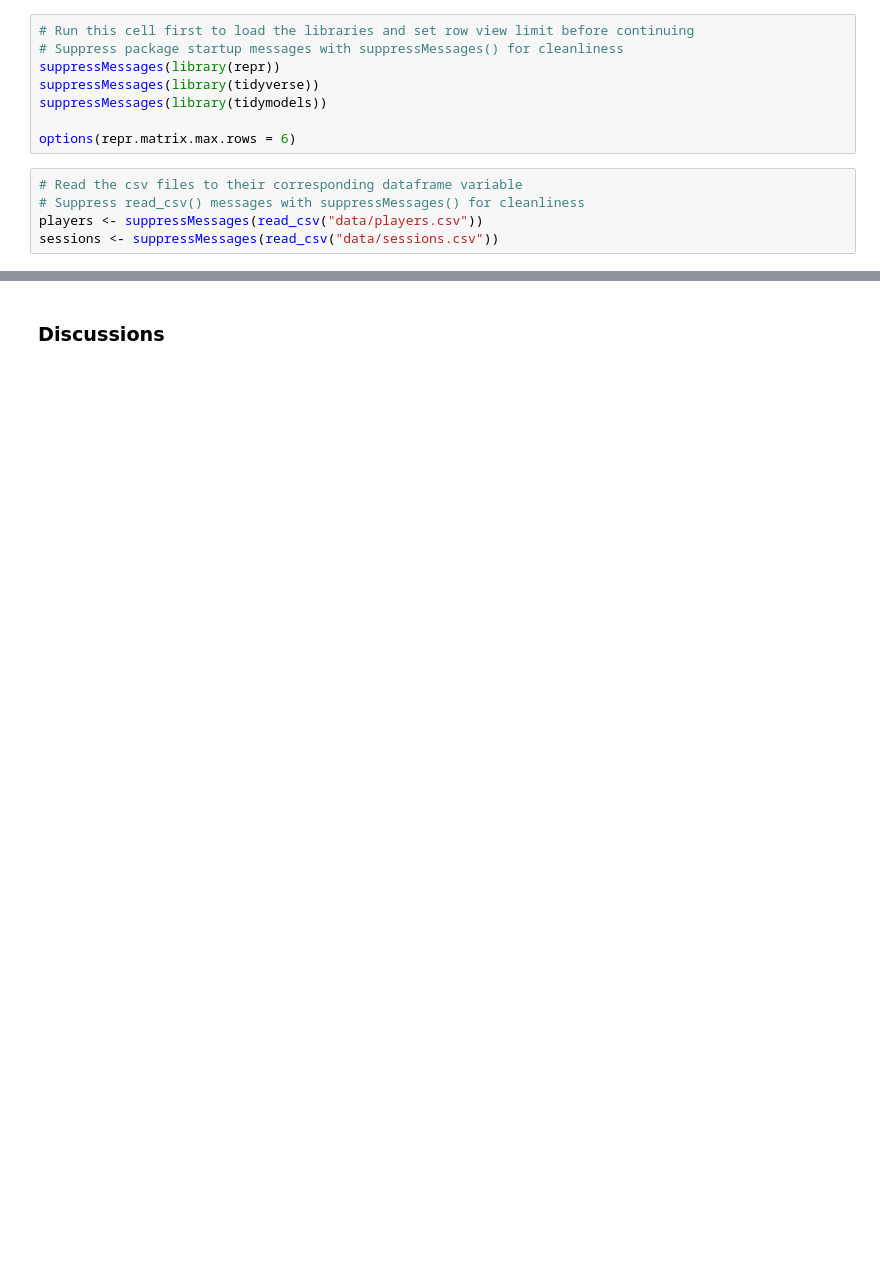
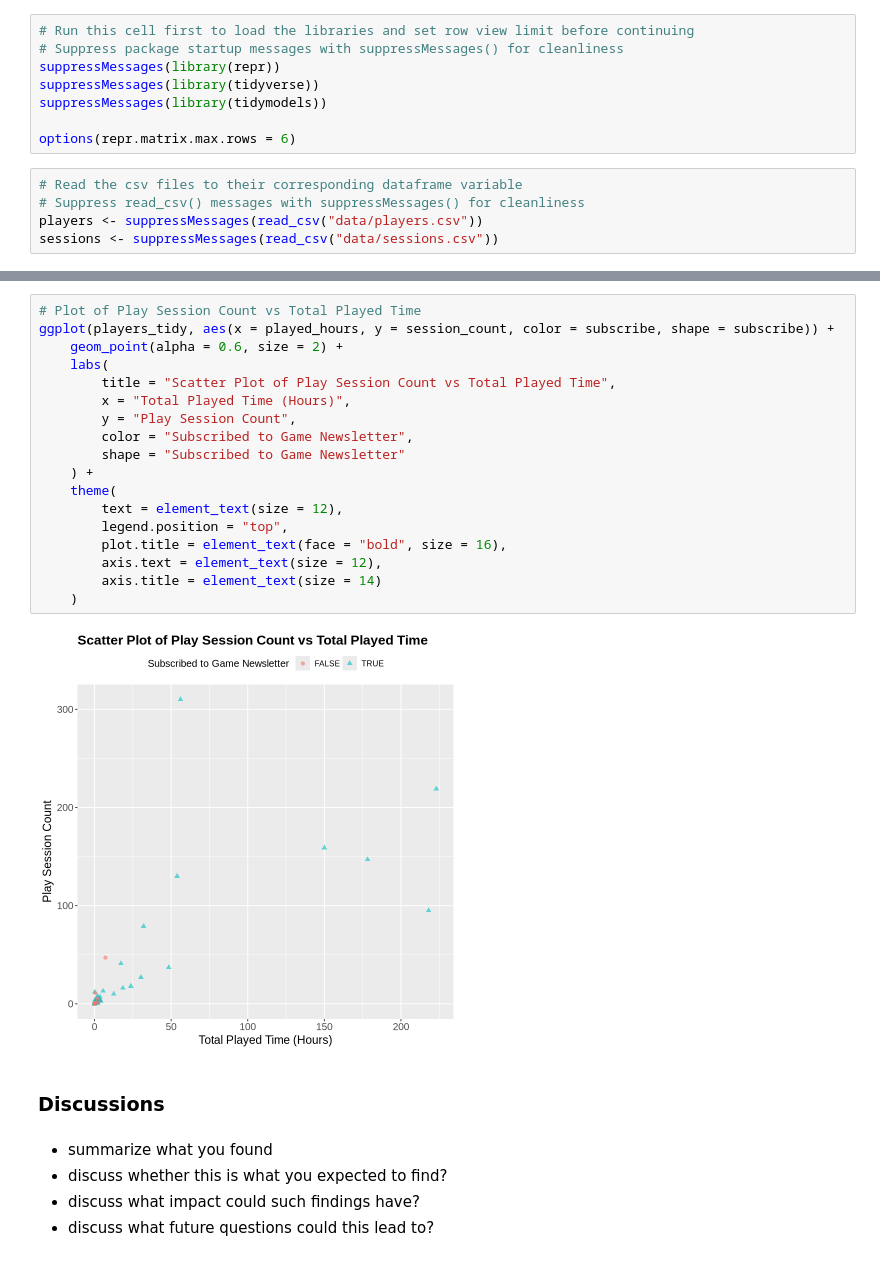
Before and after one commit to jane-wang-42/dsci100-project-group10, a Jupyter notebook: dsci100-project-group10.ipynb, the cells around one changed output, grey strips where cells are left out. Cells and saved outputs as stored; diff of their text form; blank space fills up the shorter version.

Commit message:
Added summary stats and graph

```diff
--- a/dsci100-project-group10.ipynb
+++ b/dsci100-project-group10.ipynb
@@ -89,2 +128,27 @@ A tibble: 6 × 4
+# %%
+# Plot of Play Session Count vs Total Played Time
+ggplot(players_tidy, aes(x = played_hours, y = session_count, color = subscribe, shape = subscribe)) +
+    geom_point(alpha = 0.6, size = 2) +
+    labs(
+        title = "Scatter Plot of Play Session Count vs Total Played Time",
+        x = "Total Played Time (Hours)",
+        y = "Play Session Count",
+        color = "Subscribed to Game Newsletter",
+        shape = "Subscribed to Game Newsletter"
+    ) +
+    theme(
+        text = element_text(size = 12),
+        legend.position = "top",
+        plot.title = element_text(face = "bold", size = 16),
+        axis.text = element_text(size = 12),
+        axis.title = element_text(size = 14)
+    )
+# %% [output]
+[figure, added]
 # %% [markdown]
 ### **Discussions**
+# %% [markdown]
+* summarize what you found
+* discuss whether this is what you expected to find?
+* discuss what impact could such findings have?
+* discuss what future questions could this lead to?
```
Also changed, not shown: parts of 3 cells of this notebook.
